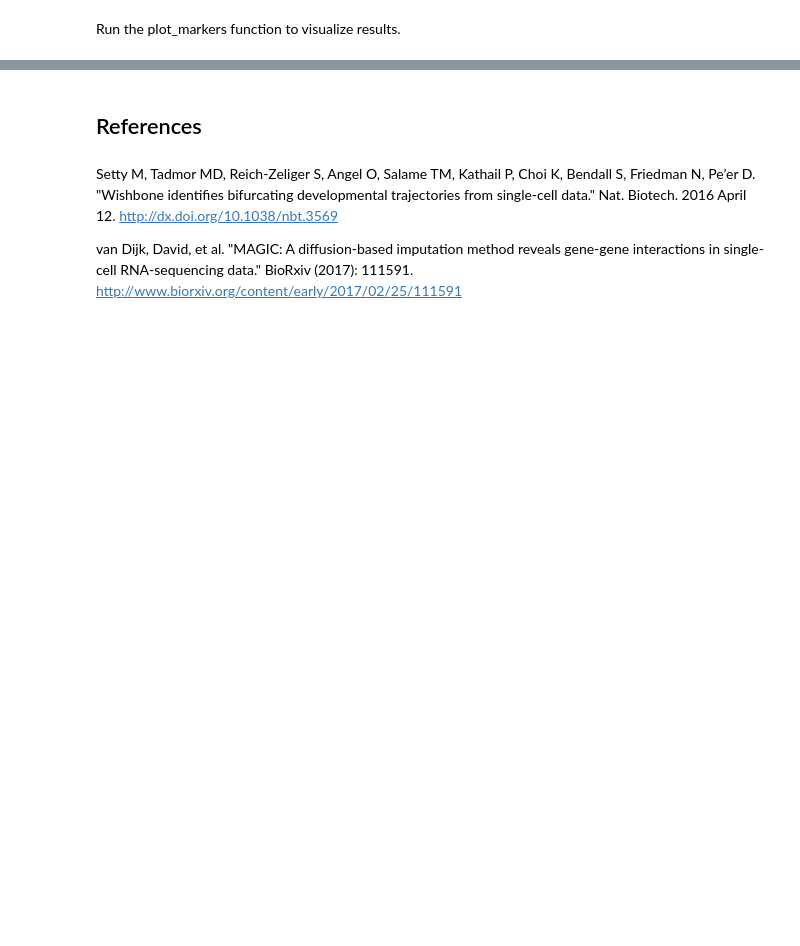
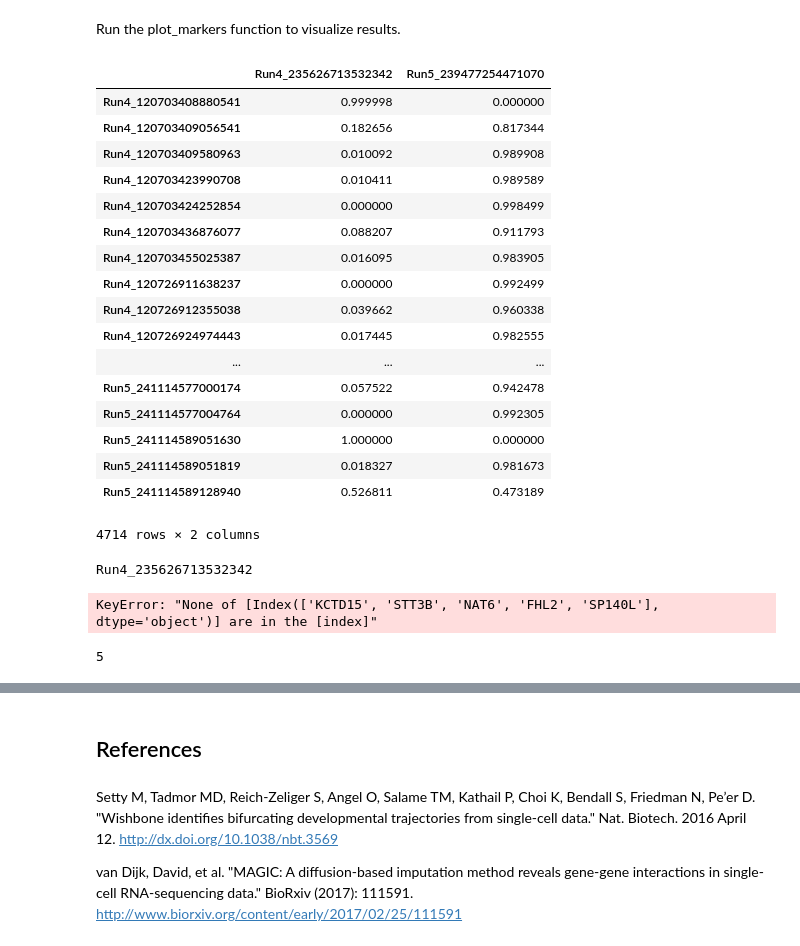
Before and after one commit to helenjin/scanalysis, a Jupyter notebook: notebooks/SCAnalysis.ipynb, the cells around one changed output, grey strips where cells are left out. Cells and saved outputs as stored; diff of their text form; code cells hidden in the pictures; blank space fills up the shorter version.

```diff
--- a/notebooks/SCAnalysis.ipynb
+++ b/notebooks/SCAnalysis.ipynb
@@ -471,6 +497,6 @@ fig, ax = scanalysis.plots.plot.plot_tsne(d1)
 # %% [markdown]
 ^ not exactly sure if this is correct
 # %%
-res = scanalysis.tools.pr.palantir.run_multibranch(data_ = mb_data, DMEigs = DMEigs, DMEigVals = DMEigVals, dm_eigs = [1,2], start_cell="Run5_126835192163230", num_waypoints = 300, flock = 0)
+res = scanalysis.tools.pr.palantir.run_multibranch(data_ = mb, DMEigs = DMEigs, DMEigVals = DMEigVals, dm_eigs = [1,2], start_cell="Run5_126835192163230", num_waypoints = 300, flock = 0)
 # %% [output]
 Sampling and flocking waypoints...
@@ -504,4 +581,28 @@ mb_data_f5 = mb_data.iloc[0:5,:]
 # %% [markdown]
 Run the plot_markers function to visualize results.
+# %%
+der.branch_prob
+# %% [output]
+|  | Run4_235626713532342 | Run5_239477254471070 |
+| Run4_120703408880541 | 0.999998 | 0.000000 |
+| Run4_120703409056541 | 0.182656 | 0.817344 |
+| Run4_120703409580963 | 0.010092 | 0.989908 |
+| Run4_120703423990708 | 0.010411 | 0.989589 |
+| Run4_120703424252854 | 0.000000 | 0.998499 |
+| Run4_120703436876077 | 0.088207 | 0.911793 |
+| Run4_120703455025387 | 0.016095 | 0.983905 |
+| Run4_120726911638237 | 0.000000 | 0.992499 |
+| Run4_120726912355038 | 0.039662 | 0.960338 |
+| Run4_120726924974443 | 0.017445 | 0.982555 |
+| ... | ... | ... |
+| Run5_241114577000174 | 0.057522 | 0.942478 |
+| Run5_241114577004764 | 0.000000 | 0.992305 |
+| Run5_241114589051630 | 1.000000 | 0.000000 |
+| Run5_241114589051819 | 0.018327 | 0.981673 |
+| Run5_241114589128940 | 0.526811 | 0.473189 |
+4714 rows × 2 columns
 # %%
-der.plot_markers(mb_data_f5)
+der.plot_markers(a)
+# %% [output]
+Run4_235626713532342
+KeyError: "None of [Index(['KCTD15', 'STT3B', 'NAT6', 'FHL2', 'SP140L'], dtype='object')] are in the [index]"
@@ -507,0 +614,4 @@ der.plot_markers(mb_data_f5)
+# %%
+mb_data_f5.shape[0]
+# %% [output]
+5
```
Also changed, not shown: parts of 15 cells of this notebook, 1 other file.
